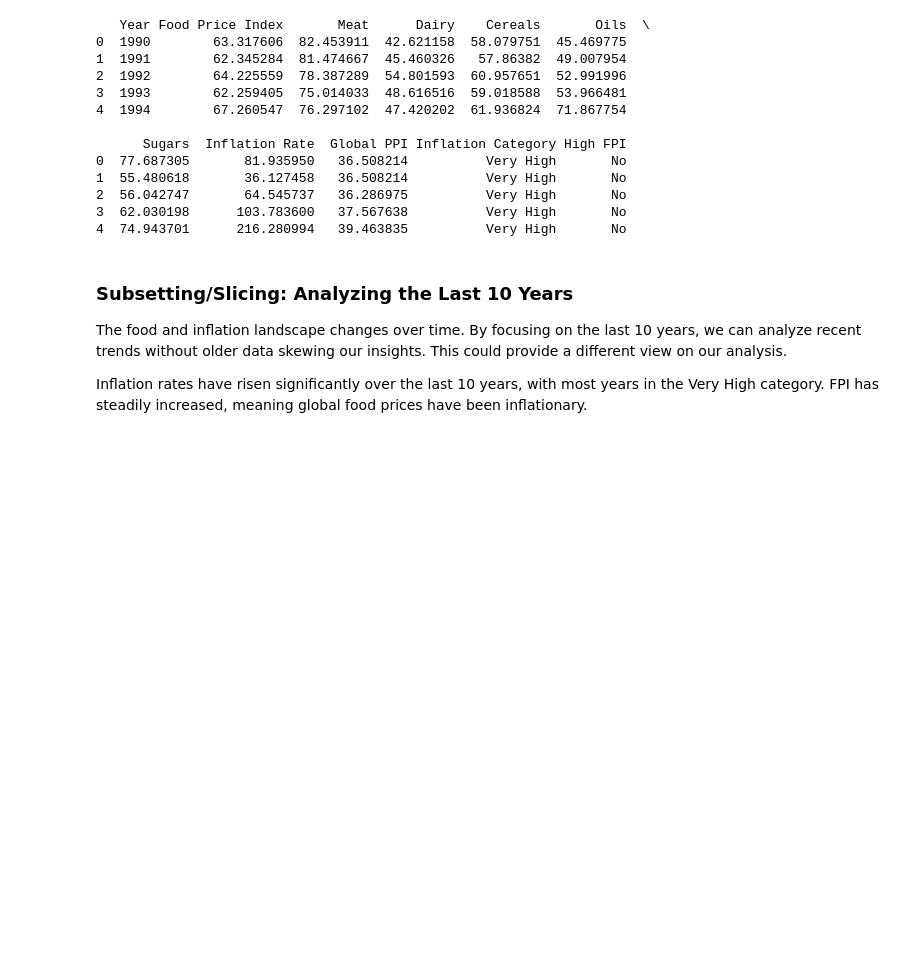
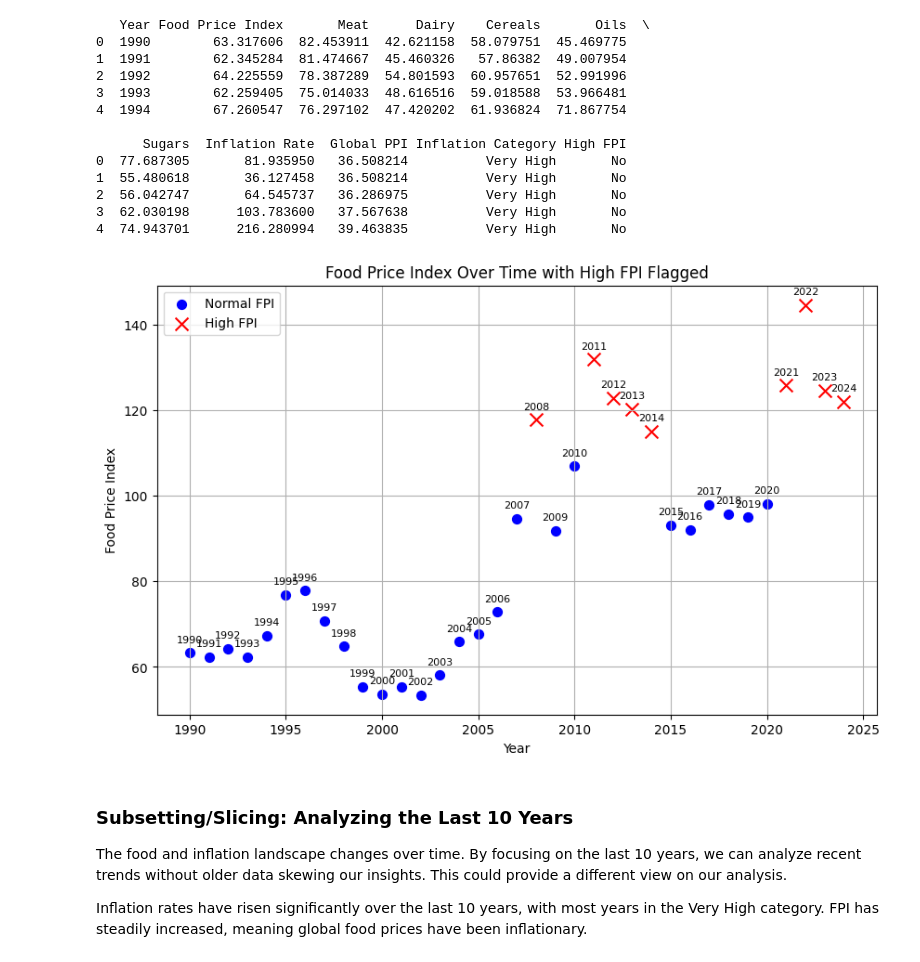
Before and after one commit to sg2083/datman, a Jupyter notebook: FPI_vs_Inflation_PS3.ipynb, the cells around one changed output. Cells and saved outputs as stored; diff of their text form; code cells hidden in the pictures; blank space fills up the shorter version.

```diff
--- a/FPI_vs_Inflation_PS3.ipynb
+++ b/FPI_vs_Inflation_PS3.ipynb
@@ -477,6 +477,26 @@ print(fpi_ppi_merged_df.head(5))
 2  56.042747       64.545737   36.286975          Very High       No
 3  62.030198      103.783600   37.567638          Very High       No
 4  74.943701      216.280994   39.463835          Very High       No
+# %%
+# Create the scatter plot
+plt.figure(figsize=(10, 6))
+for index, row in fpi_ppi_merged_df.iterrows():
+    if row['High FPI'] == 'Yes':
+        plt.scatter(row['Year'], row['Food Price Index'], marker='x', color='red', s=100, label='High FPI' if index == fpi_ppi_merged_df[fpi_ppi_merged_df['High FPI'] == 'Yes'].index[0] else "")
+        plt.text(row['Year'], row['Food Price Index'] + 2, str(int(row['Year'])), ha='center', va='bottom', fontsize=8)
+    else:
+        plt.scatter(row['Year'], row['Food Price Index'], marker='o', color='blue', s=50, label='Normal FPI' if index == fpi_ppi_merged_df[fpi_ppi_merged_df['High FPI'] == 'No'].index[0] else "")
+        plt.text(row['Year'], row['Food Price Index'] + 2, str(int(row['Year'])), ha='center', va='bottom', fontsize=8)
+
+# Customize the plot
+plt.xlabel("Year")
+plt.ylabel("Food Price Index")
+plt.title("Food Price Index Over Time with High FPI Flagged")
+plt.legend()
+plt.grid(True)
+plt.show()
+# %% [output]
+[figure, added]
 # %% [markdown]
 ### Subsetting/Slicing: Analyzing the Last 10 Years
 
```
Also changed, not shown: parts of 1 cell of this notebook.
